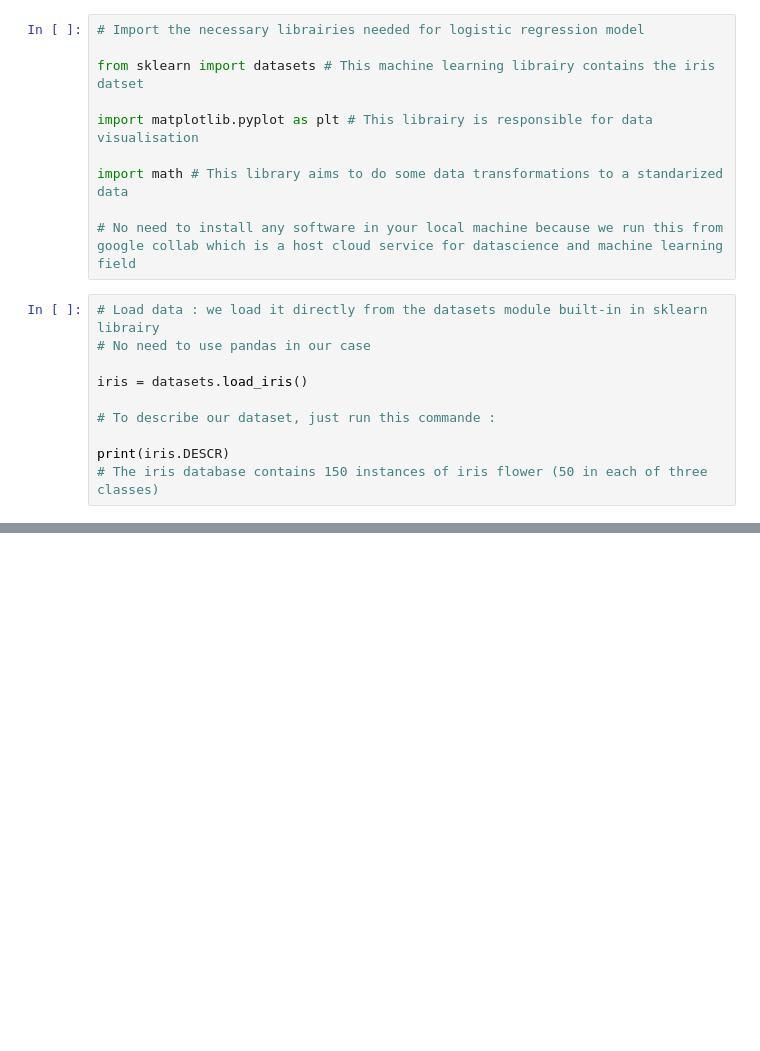
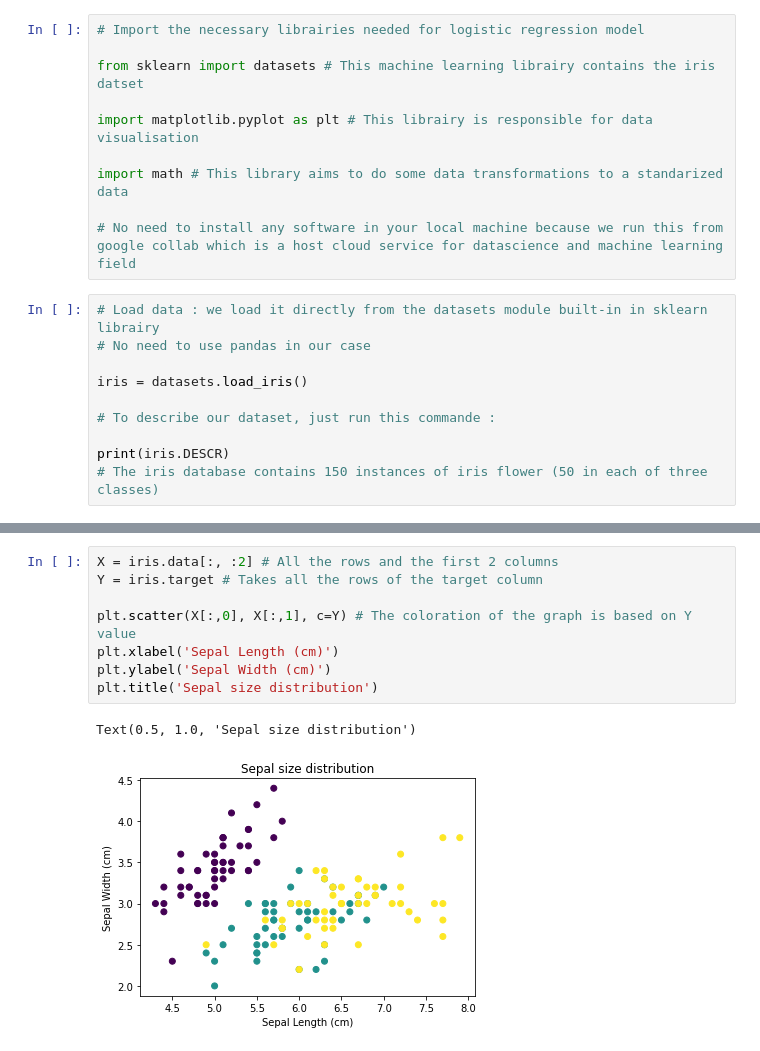
Before and after one commit to achrafbenyounes/learn_machine_learning_by_examples, a Jupyter notebook: Logistic_Regression_Example.ipynb, the cells around one changed output, grey strips where cells are left out. Drawn from its saved outputs; the diff is of its cells as text; blank space fills up the shorter version.

```diff
--- a/Logistic_Regression_Example.ipynb
+++ b/Logistic_Regression_Example.ipynb
@@ -39,0 +63,11 @@ print(iris.DESCR)
+# %%
+X = iris.data[:, :2] # All the rows and the first 2 columns
+Y = iris.target # Takes all the rows of the target column
+
+plt.scatter(X[:,0], X[:,1], c=Y) # The coloration of the graph is based on Y value
+plt.xlabel('Sepal Length (cm)')
+plt.ylabel('Sepal Width (cm)')
+plt.title('Sepal size distribution')
+# %% [output]
+Text(0.5, 1.0, 'Sepal size distribution')
+[figure, added]
```
Also changed, not shown: parts of 3 cells of this notebook.
